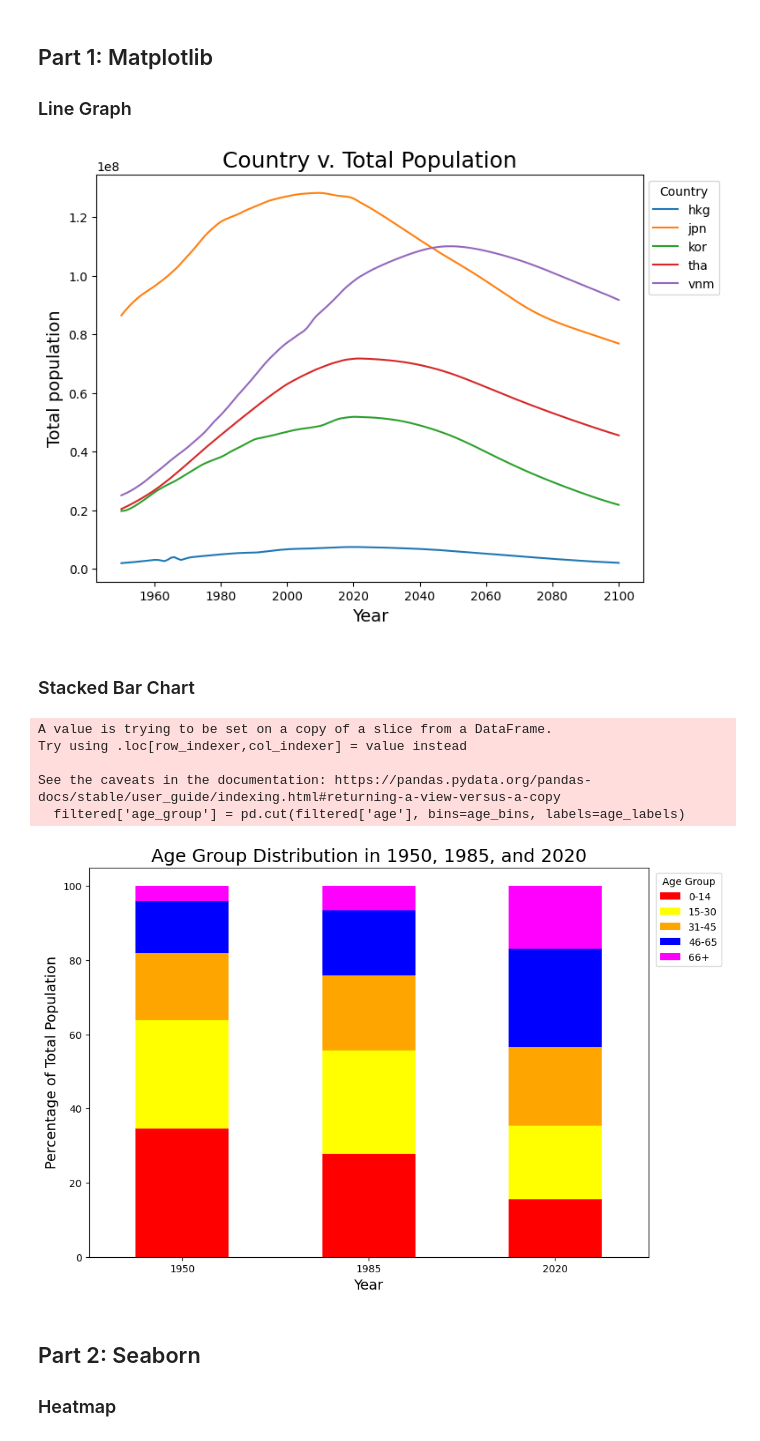
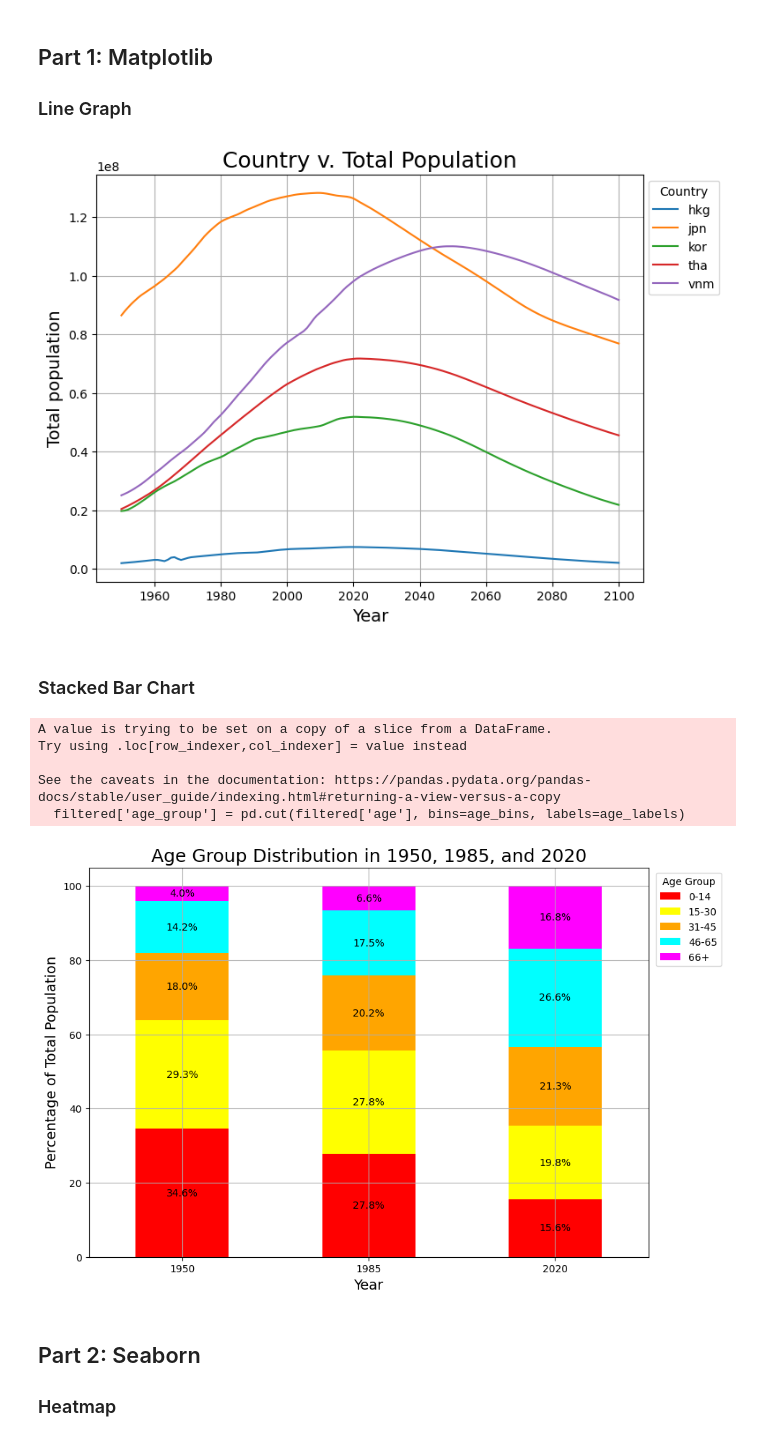
Before and after one commit to UCSF-DataSci/07-visualization-samkchan815, a Jupyter notebook: visualization.ipynb, the cells around one changed output. Saved outputs shown, nothing was run; the diff lists cells and outputs as text; code cells hidden in the pictures.

```diff
--- a/visualization.ipynb
+++ b/visualization.ipynb
@@ -46,42 +46,51 @@ plt.xlabel("Year", fontsize=14) # set labels
 plt.ylabel("Total population", fontsize=14)
 plt.title("Country v. Total Population", fontsize=18) # set title
 ax.legend(title='Country', bbox_to_anchor=(1.15, 1)) # set legend outside of plot
-
+plt.grid()
 plt.show() # show plot
 # %% [output]
-[figure, old version]
+[figure, new version]
 # %% [markdown]
 ### Stacked Bar Chart
 # %%
 # Filter specific age groups
 filtered = df[df['year'].isin([1950, 1985, 2020])]
 
 age_bins = [0, 14, 30, 45, 65, 100]
 age_labels = ['0-14', '15-30', '31-45', '46-65', '66+']
 
 filtered['age_group'] = pd.cut(filtered['age'], bins=age_bins, labels=age_labels)
 
 grouped = filtered.groupby(['year', 'age_group'])['population'].sum().unstack()
 
 percent = grouped.div(grouped.sum(axis=1), axis=0) * 100
 
 fig, ax = plt.subplots(figsize=(10, 7))
-percent.plot(kind='bar', stacked=True, ax=ax, color=["red", "yellow", "orange", "blue", "magenta"])
+percent.plot(kind='bar', stacked=True, ax=ax, color=["red", "yellow", "orange", "aqua", "magenta"])
 
 plt.title('Age Group Distribution in 1950, 1985, and 2020', fontsize=18)
 plt.xlabel('Year', fontsize=14)
 plt.ylabel('Percentage of Total Population', fontsize=14)
 plt.xticks(ticks=range(len(percent.index)), labels=percent.index, rotation=0)
 plt.legend(title='Age Group', bbox_to_anchor=(1.005, 1), loc='upper left')
 
+for i, year in enumerate(percent.index):
+    cumulative = 0
+    for j, age_group in enumerate(percent.columns):
+        value = percent.loc[year, age_group]
+        if value > 0:  #Check to make sure not zero
+            ax.text(i, cumulative + value / 2, f"{value:.1f}%", ha="center", va="center", color="black", fontsize=10)
+        cumulative += value  # Adjust height
+
+plt.grid()
 plt.show()
 # %% [output]
 A value is trying to be set on a copy of a slice from a DataFrame.
 Try using .loc[row_indexer,col_indexer] = value instead
 
 See the caveats in the documentation: https://pandas.pydata.org/pandas-docs/stable/user_guide/indexing.html#returning-a-view-versus-a-copy
   filtered['age_group'] = pd.cut(filtered['age'], bins=age_bins, labels=age_labels)
-[figure, old version]
+[figure, new version]
 # %% [markdown]
  ## Part 2: Seaborn
 
```
Also changed, not shown: parts of 1 cell of this notebook.
